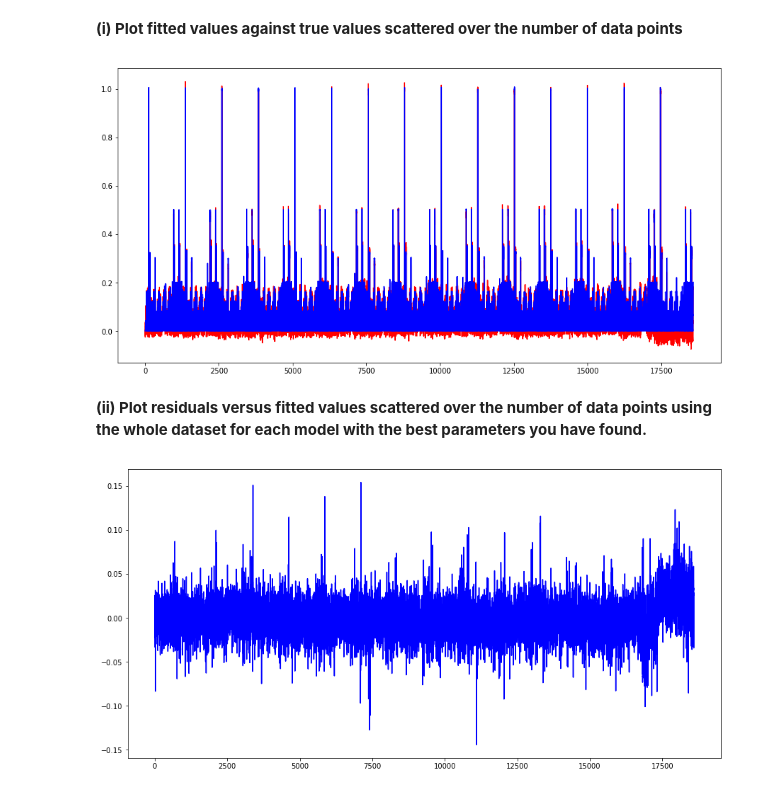
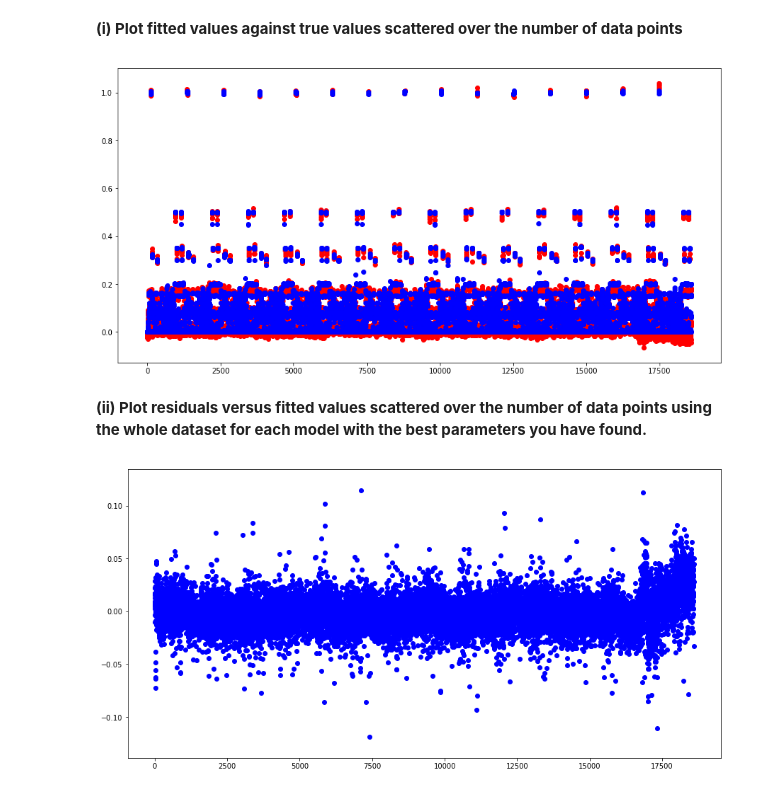
Before and after one commit to sikasjc/EE219, a Jupyter notebook: Project4/Project4.ipynb, the cells around one changed output. Cells and saved outputs as stored; diff of their text form; code cells hidden in the pictures.

```diff
--- a/Project4/Project4.ipynb
+++ b/Project4/Project4.ipynb
@@ -189,6 +189,7 @@ def calculate_RMSE(predicted, actual):
 #from sklearn.model_selection import train_test_split
 from sklearn.neural_network import MLPRegressor
 from sklearn.model_selection import KFold
+import math
 
 train_data = theinput.copy()
 target = size_column
@@ -196,7 +197,8 @@ kf = KFold(n_splits=10)
 #X_train,X_test,y_train,y_test = train_test_split(train_data, target, test_size=0.1, random_state = 42)
 
 # relu
-for i in range(50, 400, 50):
+relu = []
+for i in range(20, 800, 20):
     print('Number of hidden units = ' + str(i))
     train_RMSE =[]
     test_RMSE = []
@@ -211,6 +213,7 @@ for i in range(50, 400, 50):
         train_RMSE.append(calculate_RMSE(y_train, neu_net_reg.predict(X_train)))
         test_RMSE.append(calculate_RMSE(y_test, neu_net_reg.predict(X_test)))
 
-    print('  Average train RMSE = '+ str(sum(train_RMSE)/len(train_RMSE)))
-    print('  Average test RMSE = '+ str(sum(test_RMSE)/len(test_RMSE)))
+    relu.append(str(math.sqrt(sum(test_RMSE)/len(test_RMSE))))
+    print('  Average train RMSE = '+ str(math.sqrt(sum(train_RMSE)/len(train_RMSE))))
+    print('  Average test RMSE = '+ str(math.sqrt(sum(test_RMSE)/len(test_RMSE))))
 # %% [output]
@@ -234,6 +245,7 @@ Number of hidden units = 350
 # %%
 # logistic
-for i in range(50, 400, 50):
+logistic = []
+for i in range(20, 800, 20):
     print('Number of hidden units = ' + str(i))
     train_RMSE =[]
     test_RMSE = []
@@ -248,6 +260,7 @@ for i in range(50, 400, 50):
         train_RMSE.append(calculate_RMSE(y_train, neu_net_reg.predict(X_train)))
         test_RMSE.append(calculate_RMSE(y_test, neu_net_reg.predict(X_test)))
 
-    print('  Average train RMSE = '+ str(sum(train_RMSE)/len(train_RMSE)))
-    print('  Average test RMSE = '+ str(sum(test_RMSE)/len(test_RMSE)))
+    logistic.append(str(math.sqrt(sum(test_RMSE)/len(test_RMSE))))
+    print('  Average train RMSE = '+ str(math.sqrt(sum(train_RMSE)/len(train_RMSE))))
+    print('  Average test RMSE = '+ str(math.sqrt(sum(test_RMSE)/len(test_RMSE))))
 # %% [output]
@@ -271,6 +292,7 @@ Number of hidden units = 350
 # %%
 # tanh
-for i in range(50, 400, 50):
+tanh = []
+for i in range(20, 800, 20):
     print('Number of hidden units = ' + str(i))
     train_RMSE =[]
     test_RMSE = []
@@ -285,6 +307,7 @@ for i in range(50, 400, 50):
         train_RMSE.append(calculate_RMSE(y_train, neu_net_reg.predict(X_train)))
         test_RMSE.append(calculate_RMSE(y_test, neu_net_reg.predict(X_test)))
 
-    print('  Average train RMSE = '+ str(sum(train_RMSE)/len(train_RMSE)))
-    print('  Average test RMSE = '+ str(sum(test_RMSE)/len(test_RMSE)))
+    tanh.append(str(math.sqrt(sum(test_RMSE)/len(test_RMSE))))
+    print('  Average train RMSE = '+ str(math.sqrt(sum(train_RMSE)/len(train_RMSE))))
+    print('  Average test RMSE = '+ str(math.sqrt(sum(test_RMSE)/len(test_RMSE))))
 # %% [output]
@@ -310,26 +341,26 @@ Number of hidden units = 350
 # %%
 from sklearn.model_selection import train_test_split
 
-neu_net_reg = MLPRegressor(hidden_layer_sizes=(300), max_iter=200)
+neu_net_reg = MLPRegressor(hidden_layer_sizes=(640), max_iter=200)
 
 for train_index, test_index in kf.split(train_data):
     X_train, X_test = train_data[train_index], train_data[test_index]
     y_train, y_test = target[train_index], target[test_index]
 
     neu_net_reg.fit(X_train, y_train)
 
 plt.figure(figsize = (15,7.5))
-plt.plot(range(1, len(target)+1), neu_net_reg.predict(train_data), c='red')
-plt.plot(range(1, len(target)+1), target, c='blue')
+plt.scatter(range(1, len(target)+1), neu_net_reg.predict(train_data), c='red')
+plt.scatter(range(1, len(target)+1), target, c='blue')
 plt.show()
 # %% [output]
-[figure, old version]
+[figure, new version]
 # %% [markdown]
 **(ii) Plot residuals versus fitted values scattered over the number of data points
 using the whole dataset for each model with the best parameters you have found.**
 # %%
 plt.figure(figsize = (15,7.5))
-plt.plot(range(1, len(target)+1), target-neu_net_reg.predict(train_data), c='blue')
+plt.scatter(range(1, len(target)+1), target-neu_net_reg.predict(train_data), c='blue')
 plt.show()
 # %% [output]
-[figure, old version]
+[figure, new version]
```
Also changed, not shown: parts of 6 cells of this notebook, 1 other file.
